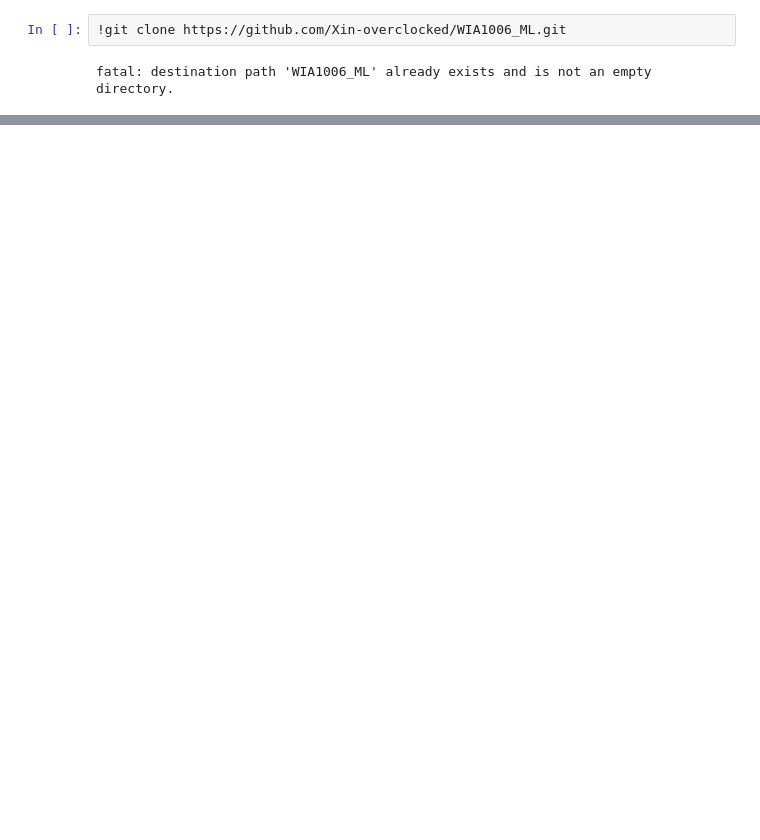
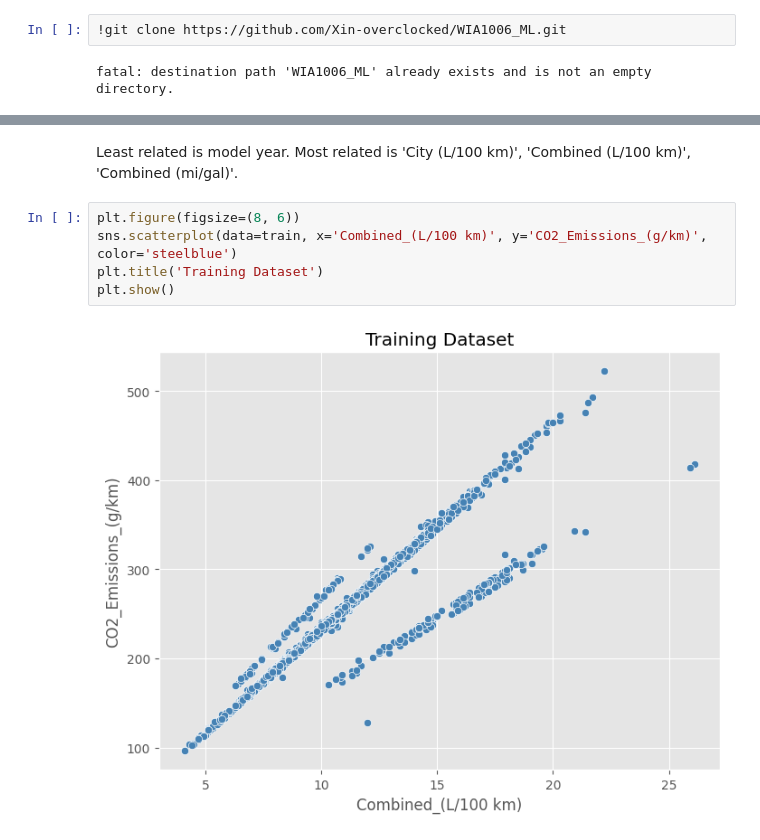
Before and after one commit to Xin-overclocked/WIA1006_ML, a Jupyter notebook: Transportation_Datasets.ipynb, the cells around one changed output, grey strips where cells are left out. Cells and saved outputs as stored; diff of their text form; blank space fills up the shorter version.

```diff
--- a/Transportation_Datasets.ipynb
+++ b/Transportation_Datasets.ipynb
@@ -10,0 +324,9 @@ data = pd.read_csv('/content/WIA1006_ML/am2015-2019-cotes-de-consommation-de-car
+# %% [markdown]
+Least related is model year. Most related is 'City (L/100 km)', 'Combined (L/100 km)', 'Combined (mi/gal)'.
+# %%
+plt.figure(figsize=(8, 6))
+sns.scatterplot(data=train, x='Combined_(L/100 km)', y='CO2_Emissions_(g/km)', color='steelblue')
+plt.title('Training Dataset')
+plt.show()
+# %% [output]
+[figure, added]
```
Also changed, not shown: parts of 38 cells of this notebook.
